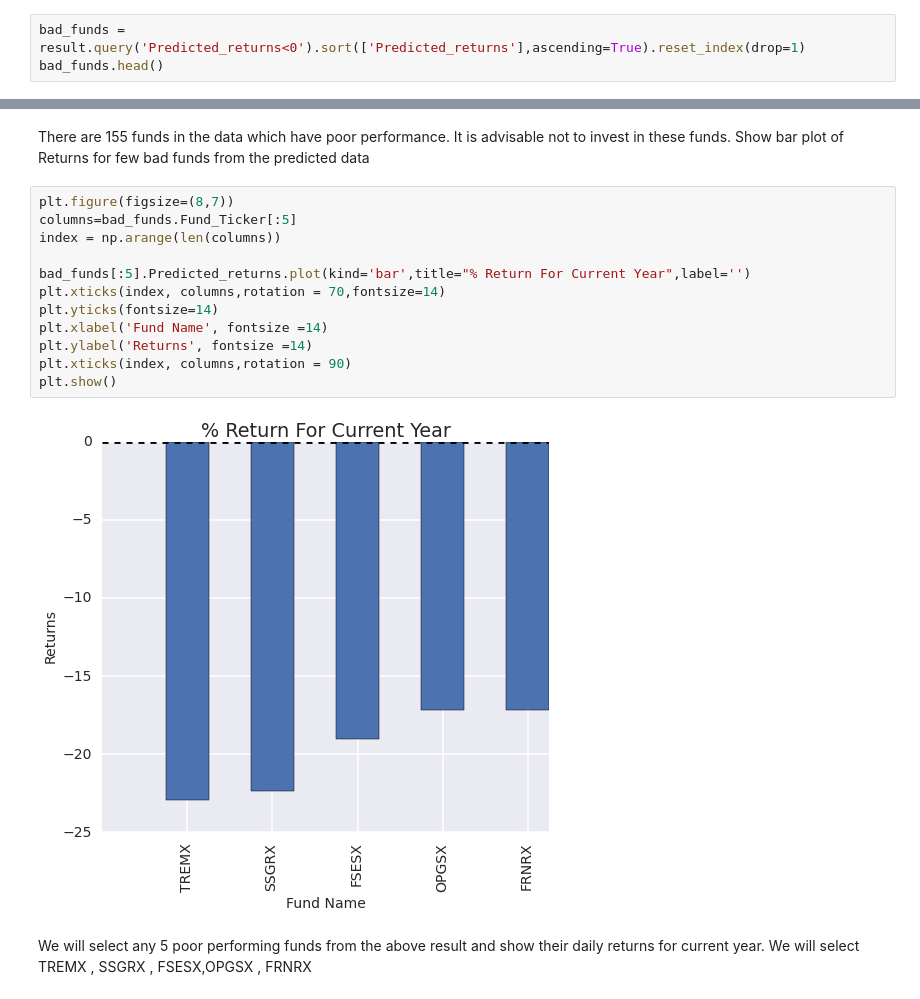
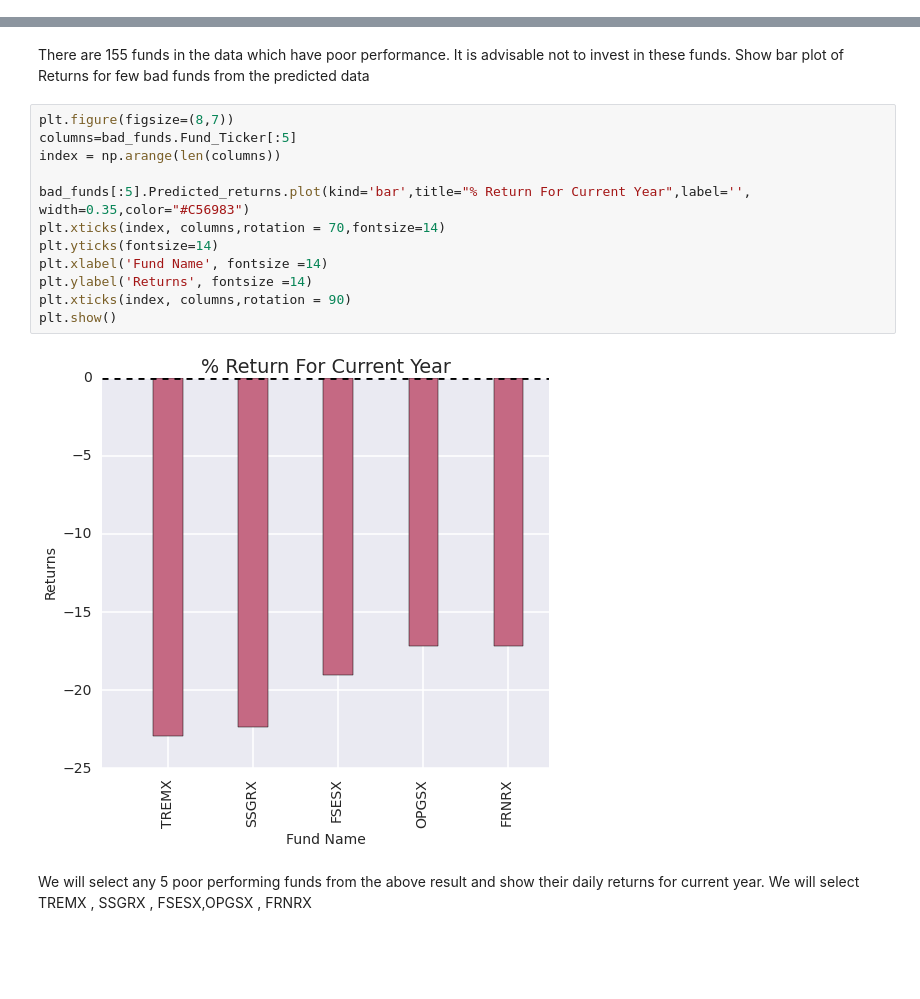
Before and after one commit to rupeshmore85/cs109_Fund_Analytics, a Jupyter notebook: Python_Code/Fund_Analysis.ipynb, the cells around one changed output, grey strips where cells are left out. Saved outputs shown, nothing was run; the diff lists cells and outputs as text; blank space fills up the shorter version.

Commit message:
Modified fund analysis file. Added comments

```diff
--- a/Python_Code/Fund_Analysis.ipynb
+++ b/Python_Code/Fund_Analysis.ipynb
@@ -1027,3 +1184,0 @@ Get the funds having negative predicted returns from the result data frame. We w
-# %%
-bad_funds = result.query('Predicted_returns<0').sort(['Predicted_returns'],ascending=True).reset_index(drop=1)
-bad_funds.head()
@@ -1046,17 +1209,17 @@ Show bar plot of Returns for few bad funds from the predicted data
 # %%
 plt.figure(figsize=(8,7))
 columns=bad_funds.Fund_Ticker[:5]
 index = np.arange(len(columns))
 
-bad_funds[:5].Predicted_returns.plot(kind='bar',title="% Return For Current Year",label='')
+bad_funds[:5].Predicted_returns.plot(kind='bar',title="% Return For Current Year",label='', width=0.35,color="#C56983")
 plt.xticks(index, columns,rotation = 70,fontsize=14)
 plt.yticks(fontsize=14)
 plt.xlabel('Fund Name', fontsize =14)
 plt.ylabel('Returns', fontsize =14)
 plt.xticks(index, columns,rotation = 90)
 plt.show()
 # %% [output]
-[figure, old version]
+[figure, new version]
 # %% [markdown]
 We will select any 5 poor performing funds from the above result and show their daily returns for current year. We will select TREMX , SSGRX , FSESX,OPGSX , FRNRX
 # %%
```
Also changed, not shown: parts of 117 cells of this notebook.
